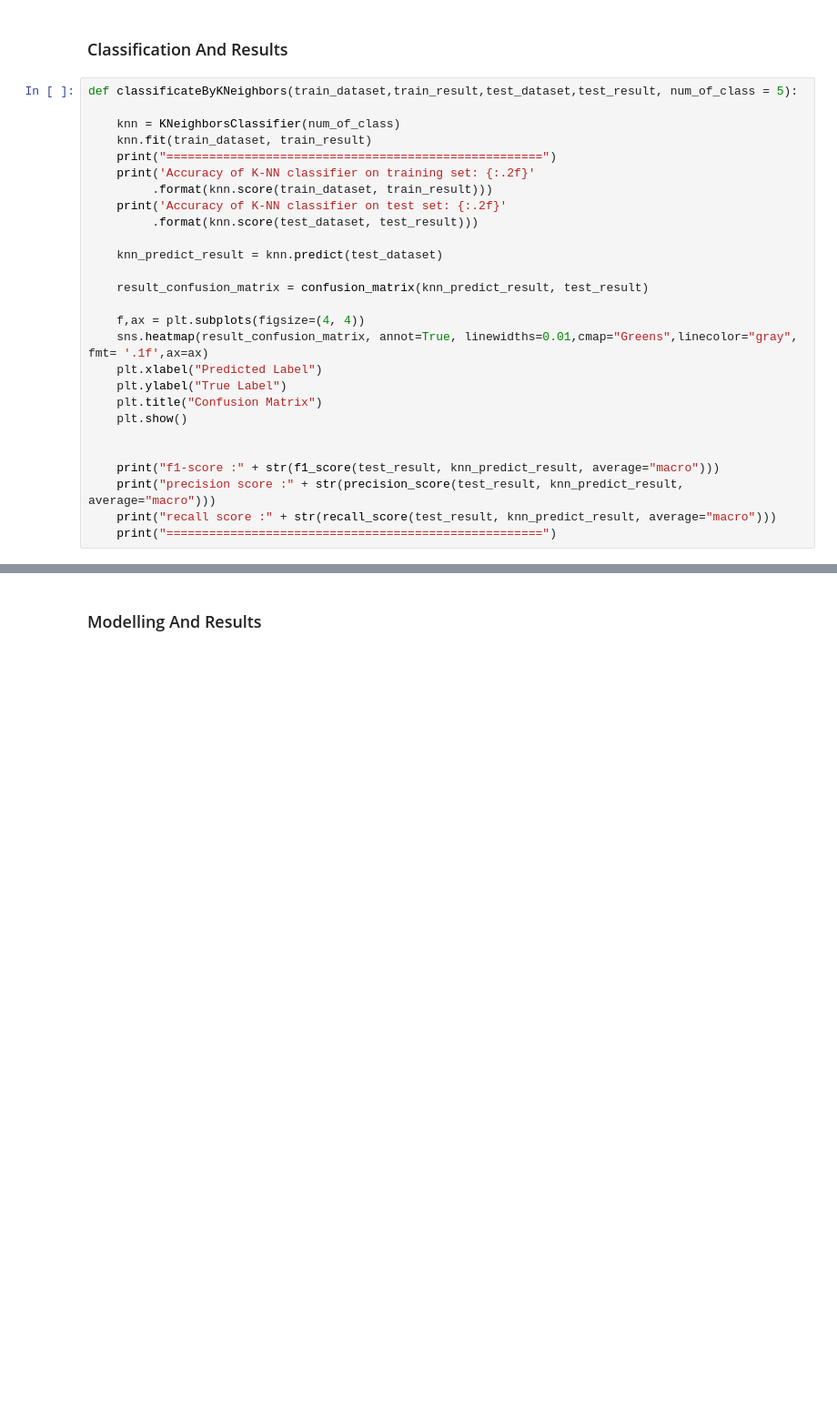
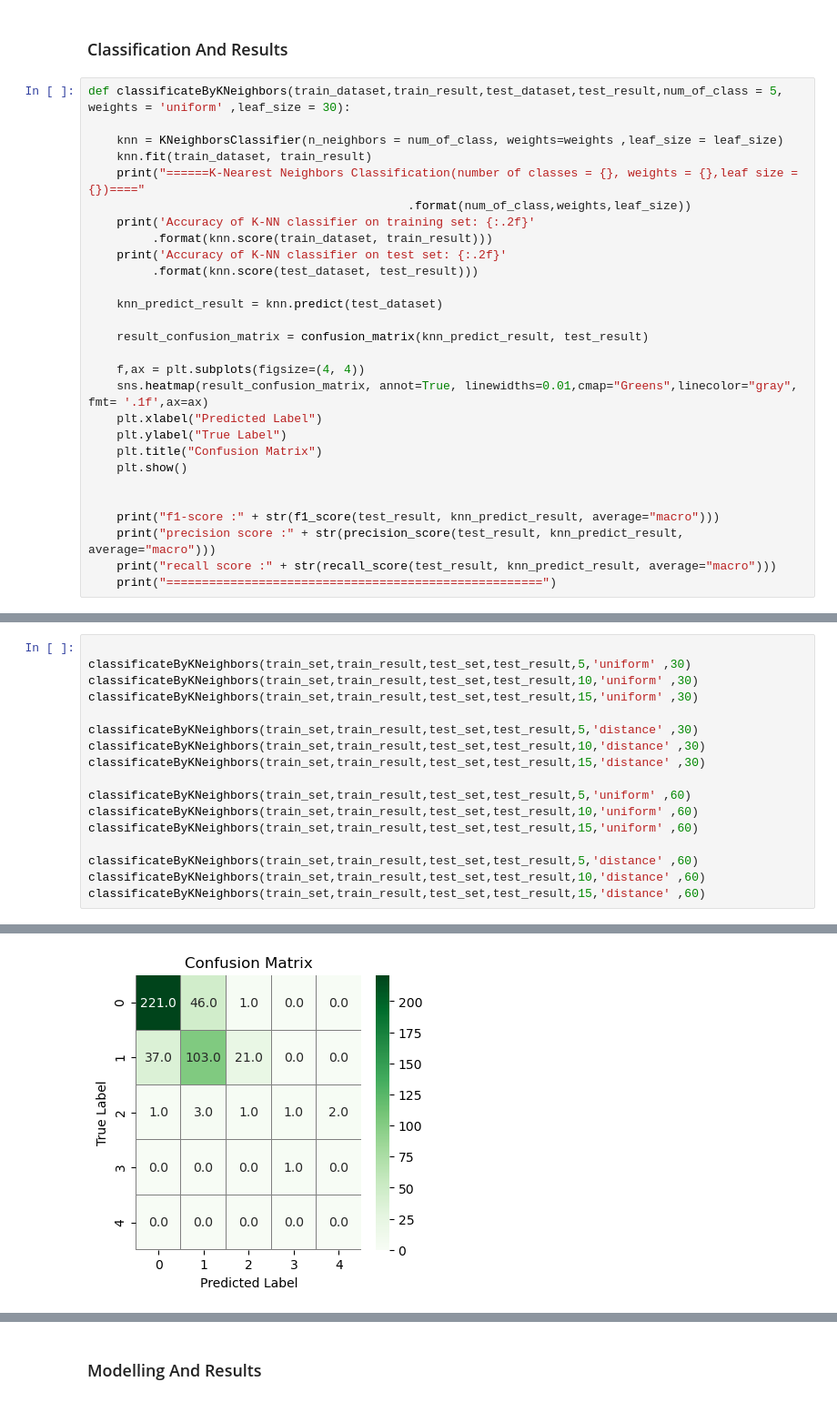
Before and after one commit to FurkanErcelebi/DataMining-Project, a Jupyter notebook: Project.ipynb, the cells around one changed output, grey strips where cells are left out. Shown at 91% size. Drawn from its saved outputs; the diff is of its cells as text; blank space fills up the shorter version.

```diff
--- a/Project.ipynb
+++ b/Project.ipynb
@@ -618,11 +611,12 @@ external_features_dataset
 # %% [markdown]
 ### Classification And Results
 # %%
-def classificateByKNeighbors(train_dataset,train_result,test_dataset,test_result, num_of_class = 5):
+def classificateByKNeighbors(train_dataset,train_result,test_dataset,test_result,num_of_class = 5, weights = 'uniform' ,leaf_size = 30):
 
-    knn = KNeighborsClassifier(num_of_class)
+    knn = KNeighborsClassifier(n_neighbors = num_of_class, weights=weights ,leaf_size = leaf_size)
     knn.fit(train_dataset, train_result)
-    print("=====================================================")
+    print("======K-Nearest Neighbors Classification(number of classes = {}, weights = {},leaf size = {})===="
+                                             .format(num_of_class,weights,leaf_size))
     print('Accuracy of K-NN classifier on training set: {:.2f}'
          .format(knn.score(train_dataset, train_result)))
     print('Accuracy of K-NN classifier on test set: {:.2f}'
@@ -706,0 +641,18 @@ recall score :0.2603586669376143
+# %%
+
+classificateByKNeighbors(train_set,train_result,test_set,test_result,5,'uniform' ,30)
+classificateByKNeighbors(train_set,train_result,test_set,test_result,10,'uniform' ,30)
+classificateByKNeighbors(train_set,train_result,test_set,test_result,15,'uniform' ,30)
+
+classificateByKNeighbors(train_set,train_result,test_set,test_result,5,'distance' ,30)
+classificateByKNeighbors(train_set,train_result,test_set,test_result,10,'distance' ,30)
+classificateByKNeighbors(train_set,train_result,test_set,test_result,15,'distance' ,30)
+
+classificateByKNeighbors(train_set,train_result,test_set,test_result,5,'uniform' ,60)
+classificateByKNeighbors(train_set,train_result,test_set,test_result,10,'uniform' ,60)
+classificateByKNeighbors(train_set,train_result,test_set,test_result,15,'uniform' ,60)
+
+classificateByKNeighbors(train_set,train_result,test_set,test_result,5,'distance' ,60)
+classificateByKNeighbors(train_set,train_result,test_set,test_result,10,'distance' ,60)
+classificateByKNeighbors(train_set,train_result,test_set,test_result,15,'distance' ,60)
+# %% [output]
@@ -706,0 +686 @@ recall score :0.2603586669376143
+[figure, added]
```
Also changed, not shown: parts of 22 cells of this notebook.
